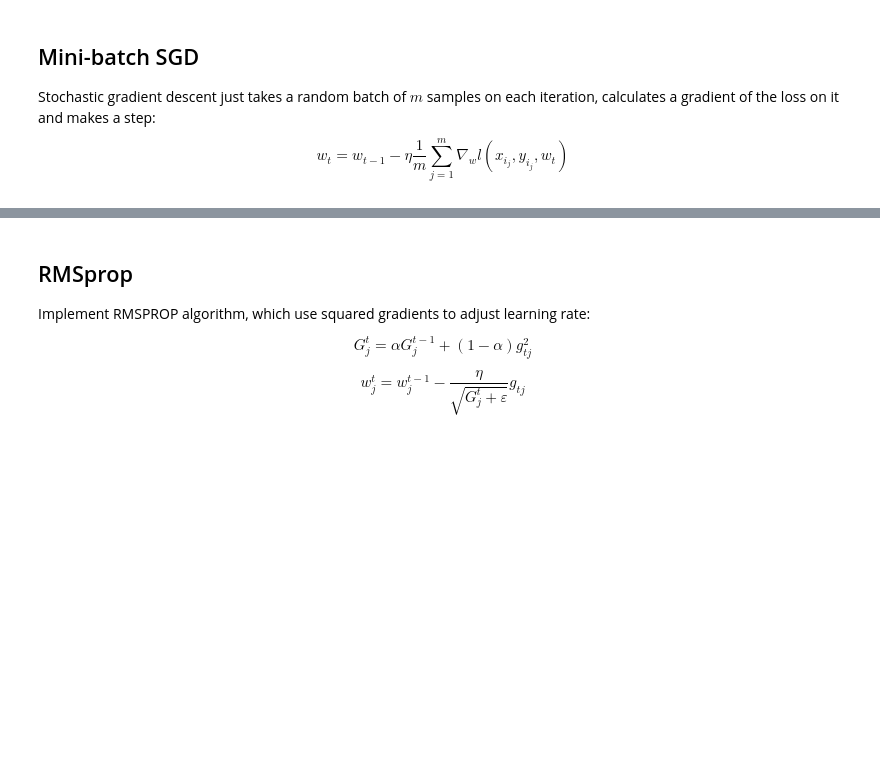
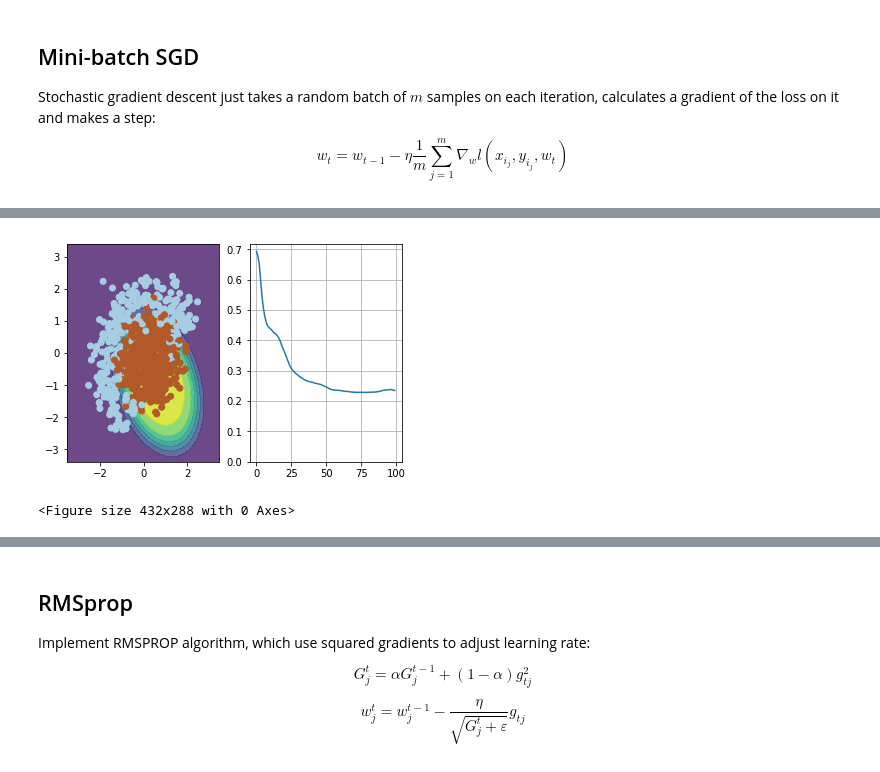
Before and after one commit to Gooogr/Coursera_Advanced_Machine_Learning, a Jupyter notebook: 1 - Introduction to Deep Learning/Copy_of_week01_pa.ipynb, the cells around one changed output, grey strips where cells are left out. Drawn from its saved outputs; the diff is of its cells as text; code cells hidden in the pictures; blank space fills up the shorter version.

```diff
--- a/1 - Introduction to Deep Learning/Copy_of_week01_pa.ipynb
+++ b/1 - Introduction to Deep Learning/Copy_of_week01_pa.ipynb
@@ -284,27 +358,32 @@ $$ w_t = w_{t-1} - \nu_t$$
 # %%
 # please use np.random.seed(42), eta=0.05, alpha=0.9, n_iter=100 and batch_size=4 for deterministic results
 np.random.seed(42)
 w = np.array([0, 0, 0, 0, 0, 1])
 
 eta = 0.05 # learning rate
 alpha = 0.9 # momentum
 nu = np.zeros_like(w)
 
 n_iter = 100
 batch_size = 4
 loss = np.zeros(n_iter)
 plt.figure(figsize=(12, 5))
 
 for i in range(n_iter):
     ind = np.random.choice(X_expanded.shape[0], batch_size)
     loss[i] = compute_loss(X_expanded, y, w)
     if i % 10 == 0:
         visualize(X_expanded[ind, :], y[ind], w, loss)
 
     # TODO:<your code here>
+    nu = alpha*nu + eta*compute_grad(X_expanded[ind, :], y[ind], w)
+    w = w - nu
 
 visualize(X, y, w, loss)
 plt.clf()
+# %% [output]
+[figure, added]
+<Figure size 432x288 with 0 Axes>
 # %%
 # use output of this cell to fill answer field
 
```
Also changed, not shown: parts of 21 cells of this notebook, 1 other file.
